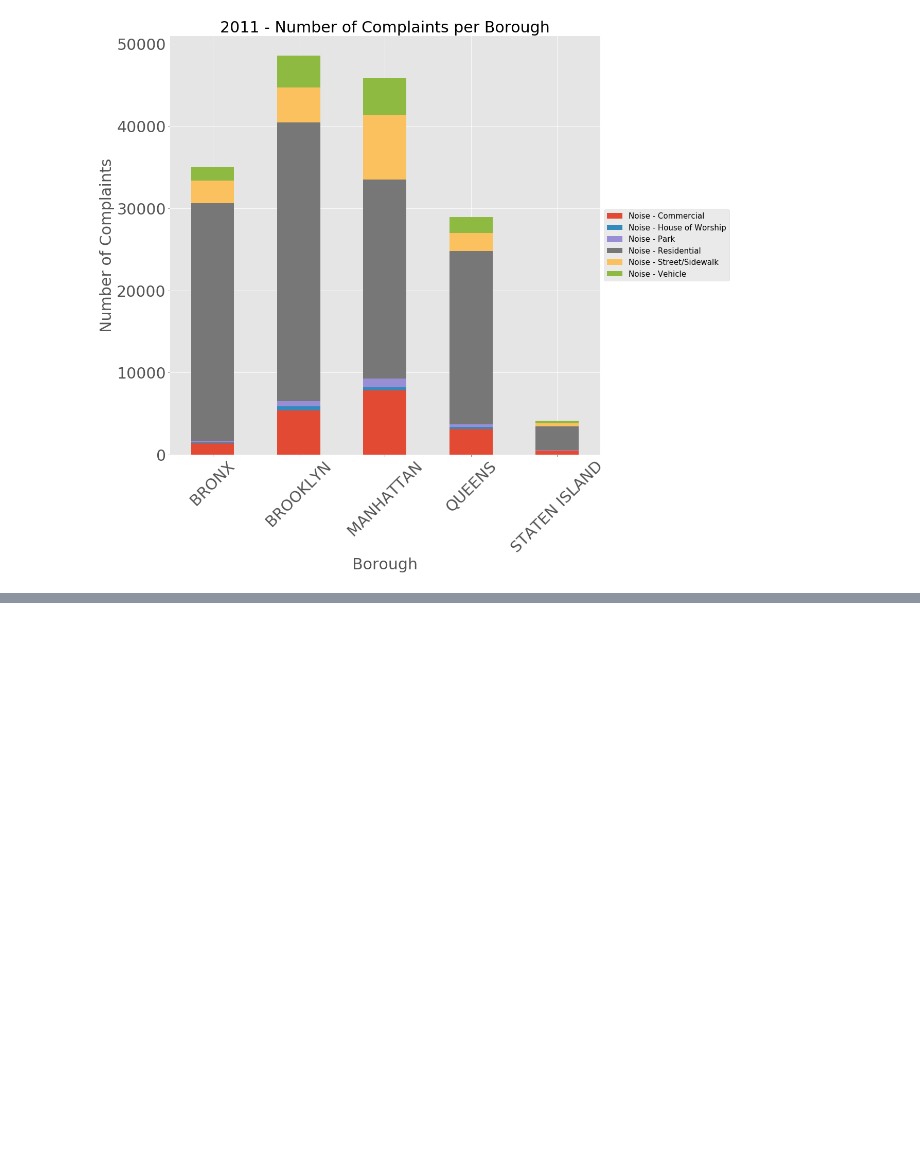
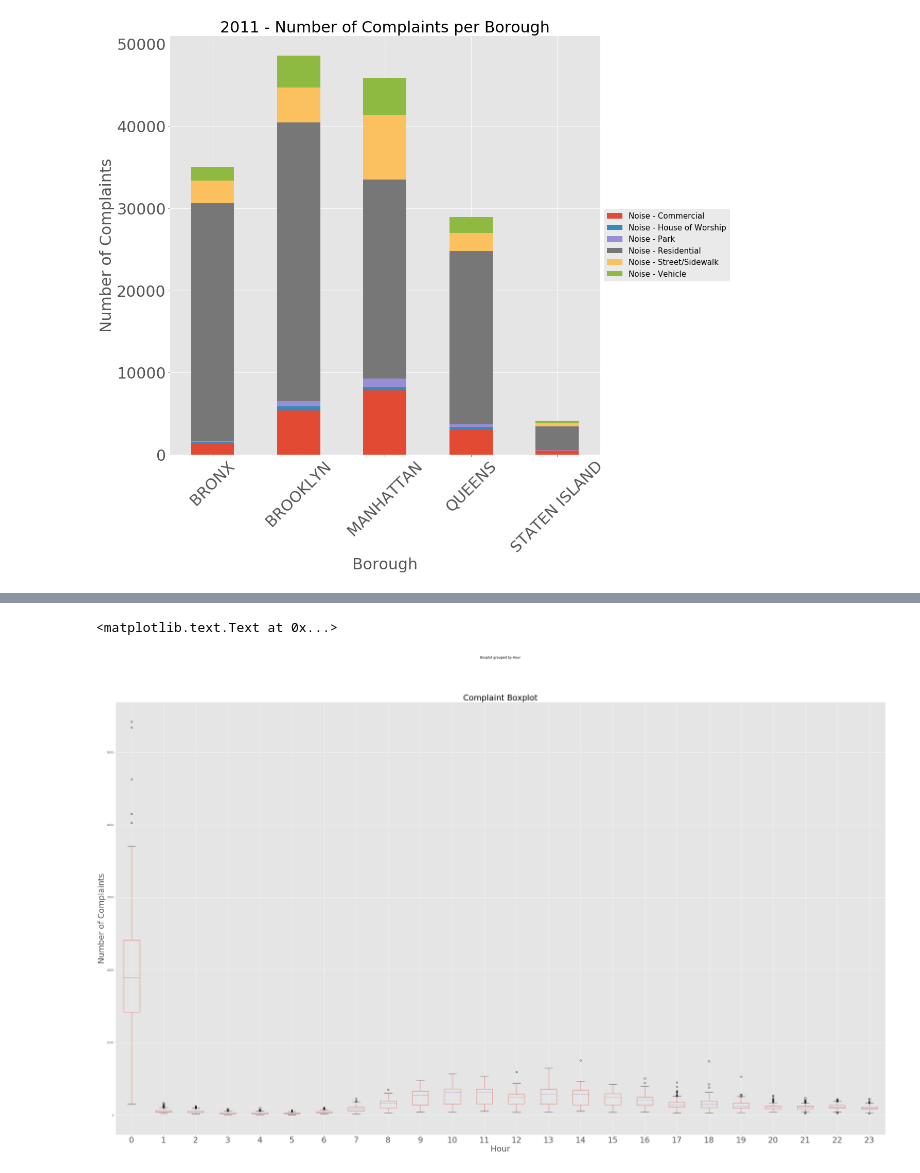
Before and after one commit to maismin/Project_311_Complaints, a Jupyter notebook: Playing_With_Data.ipynb, the cells around one changed output, grey strips where cells are left out. Cells and saved outputs as stored; diff of their text form; code cells hidden in the pictures; blank space fills up the shorter version.

```diff
--- a/Playing_With_Data.ipynb
+++ b/Playing_With_Data.ipynb
@@ -54,0 +70,8 @@ new_df = pd.to_datetime(new_df, dayfirst=False)
+# %%
+complaint_count_boxplot = tf.boxplot(column='Complaint Type', by='Hour', figsize=(50,30), fontsize=30)
+complaint_count_boxplot.set_xlabel('Hour', size=30)
+complaint_count_boxplot.set_ylabel('Number of Complaints', size=30)
+complaint_count_boxplot.set_title('Complaint Boxplot', size=30)
+# %% [output]
+<matplotlib.text.Text at 0x...>
+[figure, added]
```
Also changed, not shown: parts of 6 cells of this notebook, 3 other files.
